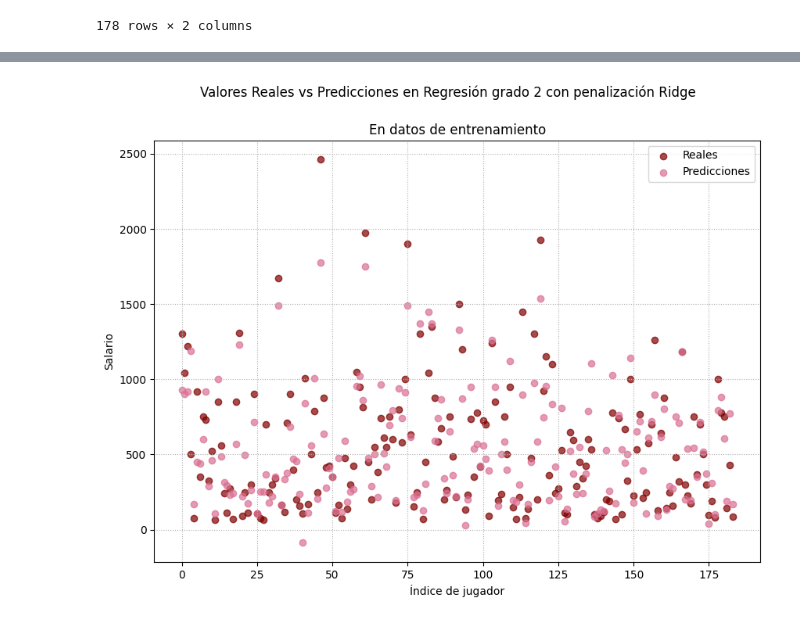
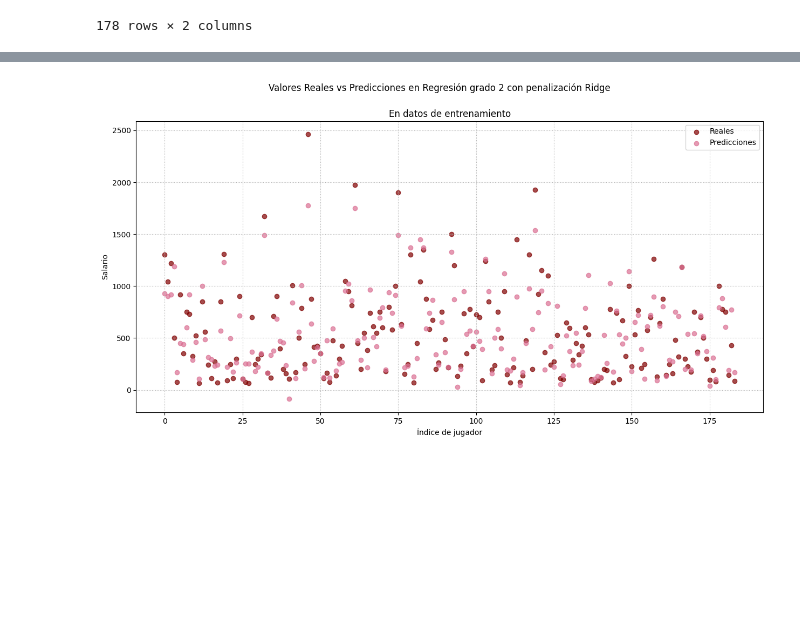
Before and after one commit to AnaSofiaHinojosa/Proyecto1LabAprEstadistico, a Jupyter notebook: Proyecto.ipynb, the cells around one changed output, grey strips where cells are left out. Saved outputs shown, nothing was run; the diff lists cells and outputs as text; code cells hidden in the pictures; blank space fills up the shorter version.

```diff
--- a/Proyecto.ipynb
+++ b/Proyecto.ipynb
@@ -593,19 +694,19 @@ plt.grid(linestyle=":")
 mejor_train, mejor_test = ridge(data_cuadrada, 1)[2], ridge(data_cuadrada, 1)[3]
 datos_reales_train, datos_reales_test = ridge(data_cuadrada, 1)[4], ridge(data_cuadrada, 1)[5]
 # %%
-plt.figure(figsize=(10,7))
+plt.figure(figsize=(15,7))
 plt.scatter(range(len(datos_reales_train)), datos_reales_train,
             color='maroon', label='Reales', alpha = 0.7)
 
 plt.scatter(range(len(mejor_train)), mejor_train,
             color='palevioletred', label='Predicciones', alpha = 0.7)
 
 plt.xlabel("Índice de jugador")
 plt.ylabel("Salario")
 plt.title("En datos de entrenamiento")
 plt.suptitle("Valores Reales vs Predicciones en Regresión grado 2 con penalización Ridge")
 plt.legend()
 plt.grid(linestyle=":")
 # %% [output]
-[figure, old version]
+[figure, new version]
 # %%
```
Also changed, not shown: parts of 40 cells of this notebook.
